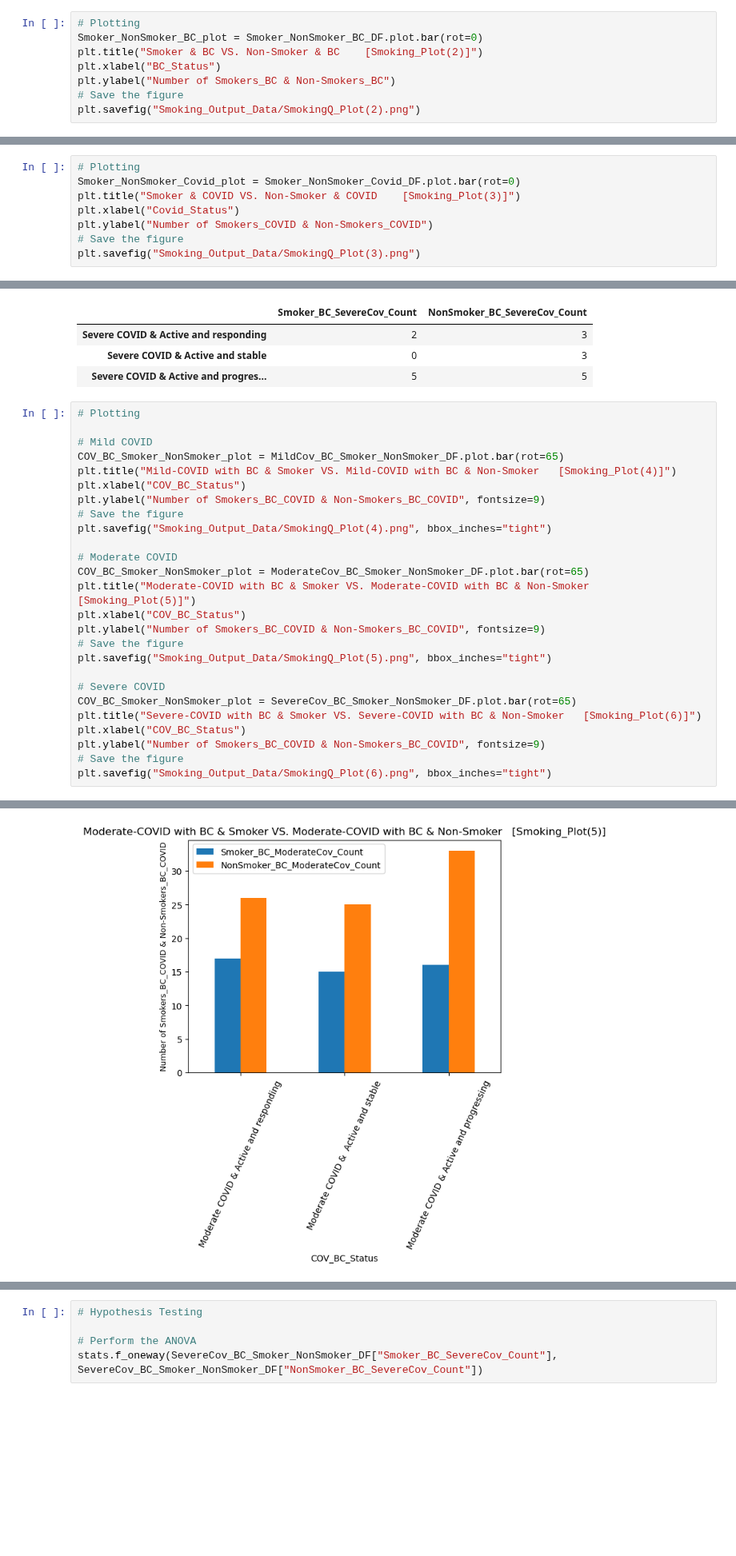
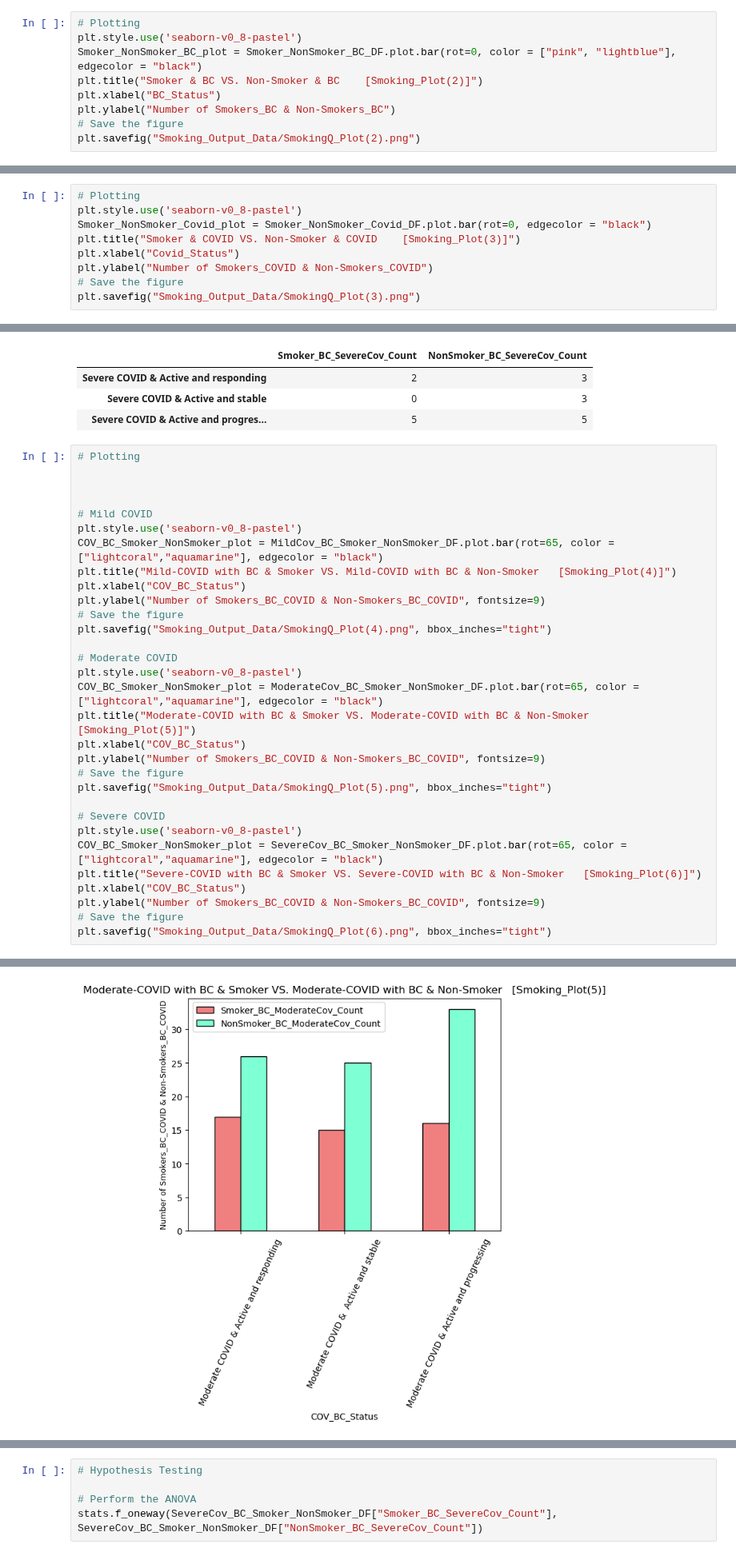
Before and after one commit to HSaleem352/Bootcamp-Project1, a Jupyter notebook: data_cleaning_MB.ipynb, the cells around one changed output, grey strips where cells are left out. Shown at 80% size. Cells and saved outputs as stored; diff of their text form; blank space fills up the shorter version.

```diff
--- a/data_cleaning_MB.ipynb
+++ b/data_cleaning_MB.ipynb
@@ -226,7 +226,8 @@ Smoker_NonSmoker_BC_DF
 | Active and progressing | 33 | 64 |
 # %%
 # Plotting
-Smoker_NonSmoker_BC_plot = Smoker_NonSmoker_BC_DF.plot.bar(rot=0)
+plt.style.use('seaborn-v0_8-pastel')
+Smoker_NonSmoker_BC_plot = Smoker_NonSmoker_BC_DF.plot.bar(rot=0, color = ["pink", "lightblue"], edgecolor = "black")
 plt.title("Smoker & BC VS. Non-Smoker & BC    [Smoking_Plot(2)]")
 plt.xlabel("BC_Status")
 plt.ylabel("Number of Smokers_BC & Non-Smokers_BC")
@@ -349,7 +350,8 @@ Smoker_NonSmoker_Covid_DF
 | Severe | 21 | 31 |
 # %%
 # Plotting
-Smoker_NonSmoker_Covid_plot = Smoker_NonSmoker_Covid_DF.plot.bar(rot=0)
+plt.style.use('seaborn-v0_8-pastel')
+Smoker_NonSmoker_Covid_plot = Smoker_NonSmoker_Covid_DF.plot.bar(rot=0, edgecolor = "black")
 plt.title("Smoker & COVID VS. Non-Smoker & COVID    [Smoking_Plot(3)]")
 plt.xlabel("Covid_Status")
 plt.ylabel("Number of Smokers_COVID & Non-Smokers_COVID")
@@ -633,8 +635,11 @@ SevereCov_BC_Smoker_NonSmoker_DF
 # %%
 # Plotting
 
+
+
 # Mild COVID
-COV_BC_Smoker_NonSmoker_plot = MildCov_BC_Smoker_NonSmoker_DF.plot.bar(rot=65)
+plt.style.use('seaborn-v0_8-pastel')
+COV_BC_Smoker_NonSmoker_plot = MildCov_BC_Smoker_NonSmoker_DF.plot.bar(rot=65, color = ["lightcoral","aquamarine"], edgecolor = "black")
 plt.title("Mild-COVID with BC & Smoker VS. Mild-COVID with BC & Non-Smoker   [Smoking_Plot(4)]")
 plt.xlabel("COV_BC_Status")
 plt.ylabel("Number of Smokers_BC_COVID & Non-Smokers_BC_COVID", fontsize=9)
@@ -642,7 +647,8 @@ plt.ylabel("Number of Smokers_BC_COVID & Non-Smokers_BC_COVID", fontsize=9)
 plt.savefig("Smoking_Output_Data/SmokingQ_Plot(4).png", bbox_inches="tight")
 
 # Moderate COVID
-COV_BC_Smoker_NonSmoker_plot = ModerateCov_BC_Smoker_NonSmoker_DF.plot.bar(rot=65)
+plt.style.use('seaborn-v0_8-pastel')
+COV_BC_Smoker_NonSmoker_plot = ModerateCov_BC_Smoker_NonSmoker_DF.plot.bar(rot=65, color = ["lightcoral","aquamarine"], edgecolor = "black")
 plt.title("Moderate-COVID with BC & Smoker VS. Moderate-COVID with BC & Non-Smoker   [Smoking_Plot(5)]")
 plt.xlabel("COV_BC_Status")
 plt.ylabel("Number of Smokers_BC_COVID & Non-Smokers_BC_COVID", fontsize=9)
@@ -650,7 +656,8 @@ plt.ylabel("Number of Smokers_BC_COVID & Non-Smokers_BC_COVID", fontsize=9)
 plt.savefig("Smoking_Output_Data/SmokingQ_Plot(5).png", bbox_inches="tight")
 
 # Severe COVID
-COV_BC_Smoker_NonSmoker_plot = SevereCov_BC_Smoker_NonSmoker_DF.plot.bar(rot=65)
+plt.style.use('seaborn-v0_8-pastel')
+COV_BC_Smoker_NonSmoker_plot = SevereCov_BC_Smoker_NonSmoker_DF.plot.bar(rot=65, color = ["lightcoral","aquamarine"], edgecolor = "black")
 plt.title("Severe-COVID with BC & Smoker VS. Severe-COVID with BC & Non-Smoker   [Smoking_Plot(6)]")
 plt.xlabel("COV_BC_Status")
 plt.ylabel("Number of Smokers_BC_COVID & Non-Smokers_BC_COVID", fontsize=9)
@@ -661 +668 @@ plt.savefig("Smoking_Output_Data/SmokingQ_Plot(6).png", bbox_inches="tight")
-[figure, old version]
+[figure, new version]
```
Also changed, not shown: parts of 10 cells of this notebook, 8 other files.
